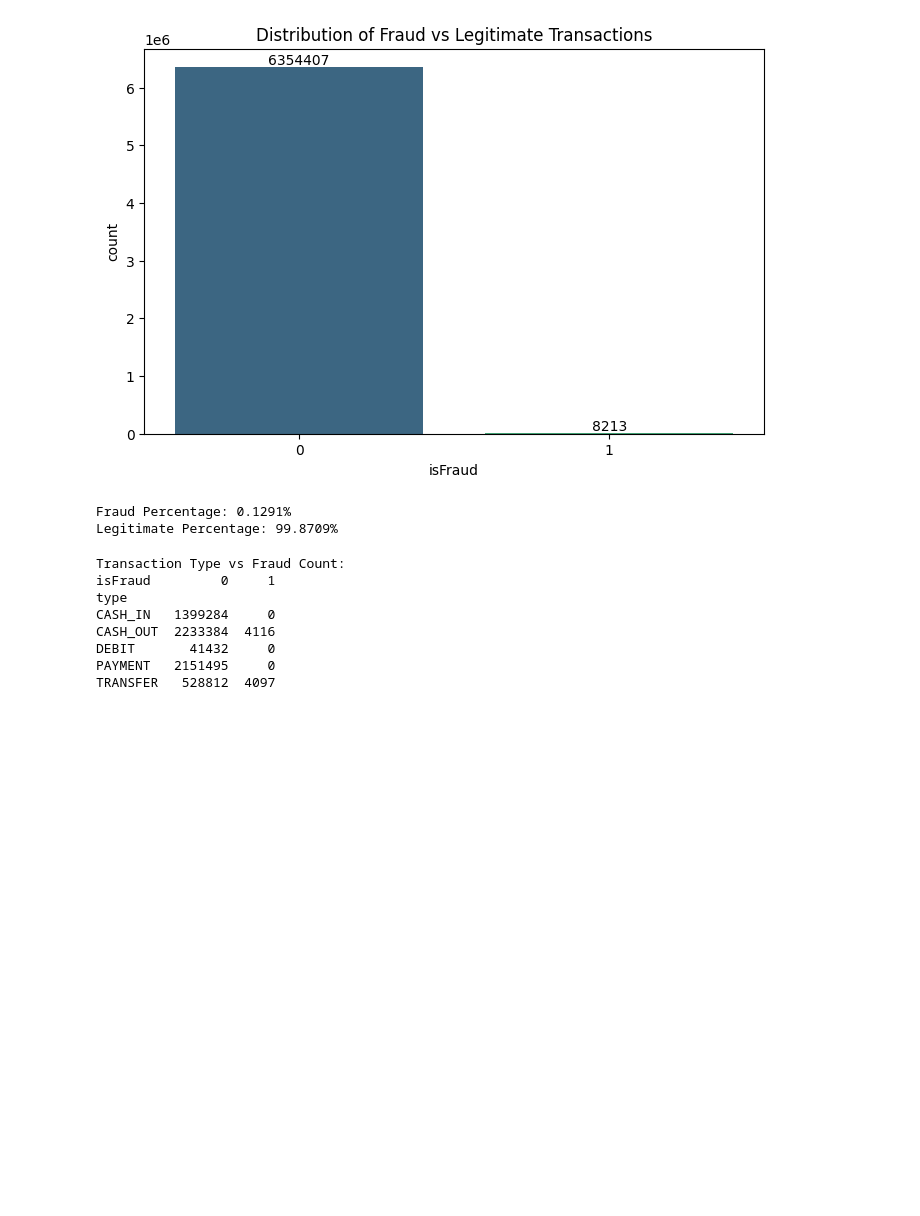
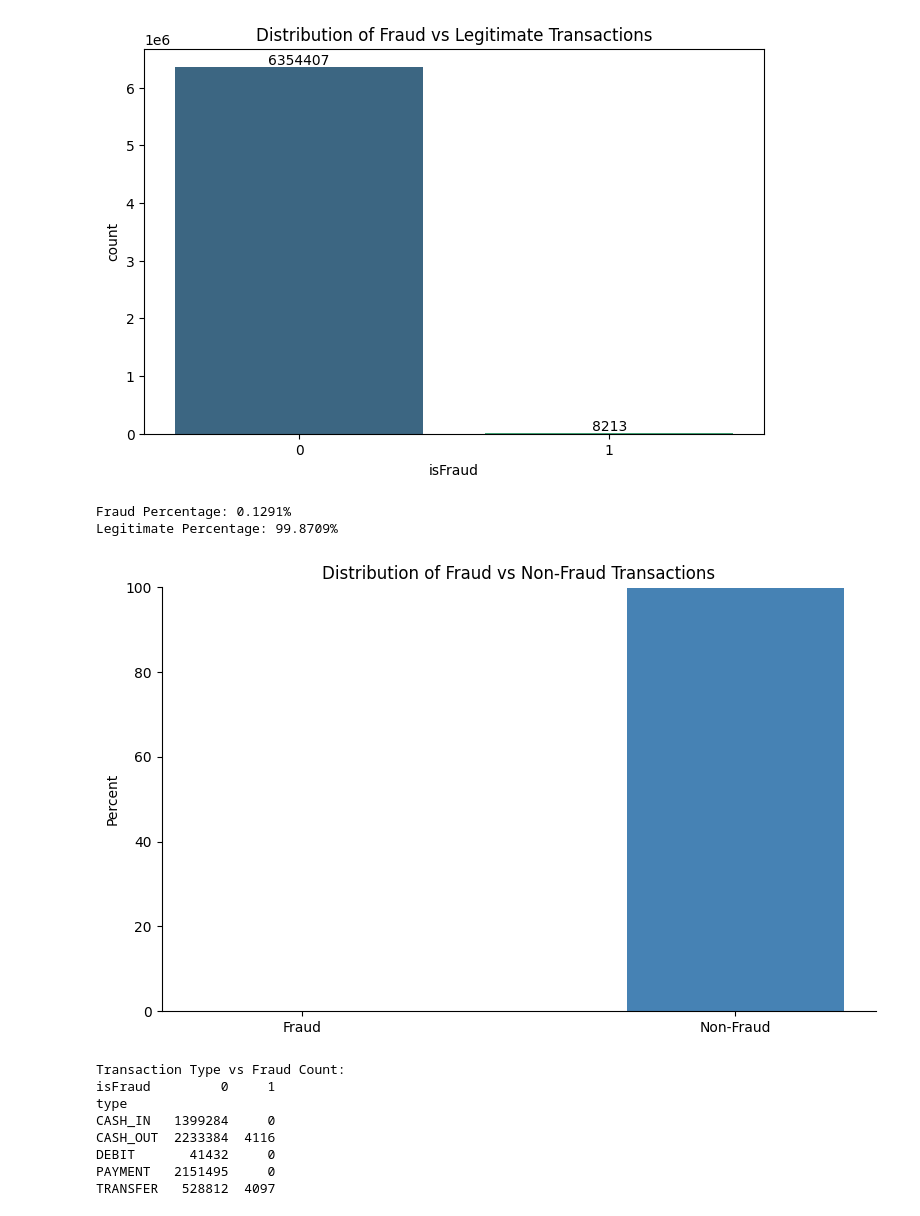
Before and after one commit to joshleeds/BA305-Project, a Jupyter notebook: Exploratory.ipynb, the cells around one changed output. Cells and saved outputs as stored; diff of their text form; code cells hidden in the pictures; blank space fills up the shorter version.

```diff
--- a/Exploratory.ipynb
+++ b/Exploratory.ipynb
@@ -94,6 +129,24 @@ print(f"Legitimate Percentage: {fraud_pct.get(0, 0):.4f}%")
 [figure]
 Fraud Percentage: 0.1291%
 Legitimate Percentage: 99.8709%
+# %%
+
+# Percentage distribution of Fraud vs Non-Fraud
+fraud_pct = df['isFraud'].value_counts(normalize=True) * 100
+labels = ['Fraud', 'Non-Fraud']
+values = [fraud_pct[1], fraud_pct[0]]
+
+plt.figure(figsize=(8, 5))
+plt.bar(labels, values, color='steelblue', width=0.5)
+plt.title('Distribution of Fraud vs Non-Fraud Transactions')
+plt.ylabel('Percent')
+plt.ylim(0, 100)
+plt.gca().spines['top'].set_visible(False)
+plt.gca().spines['right'].set_visible(False)
+plt.tight_layout()
+plt.show()
+# %% [output]
+[figure, added]
 # %%
 # Cross-tabulate Type and Fraud
 type_fraud = pd.crosstab(df['type'], df['isFraud'])
```
Also changed, not shown: parts of 5 cells of this notebook, 1 other file.
